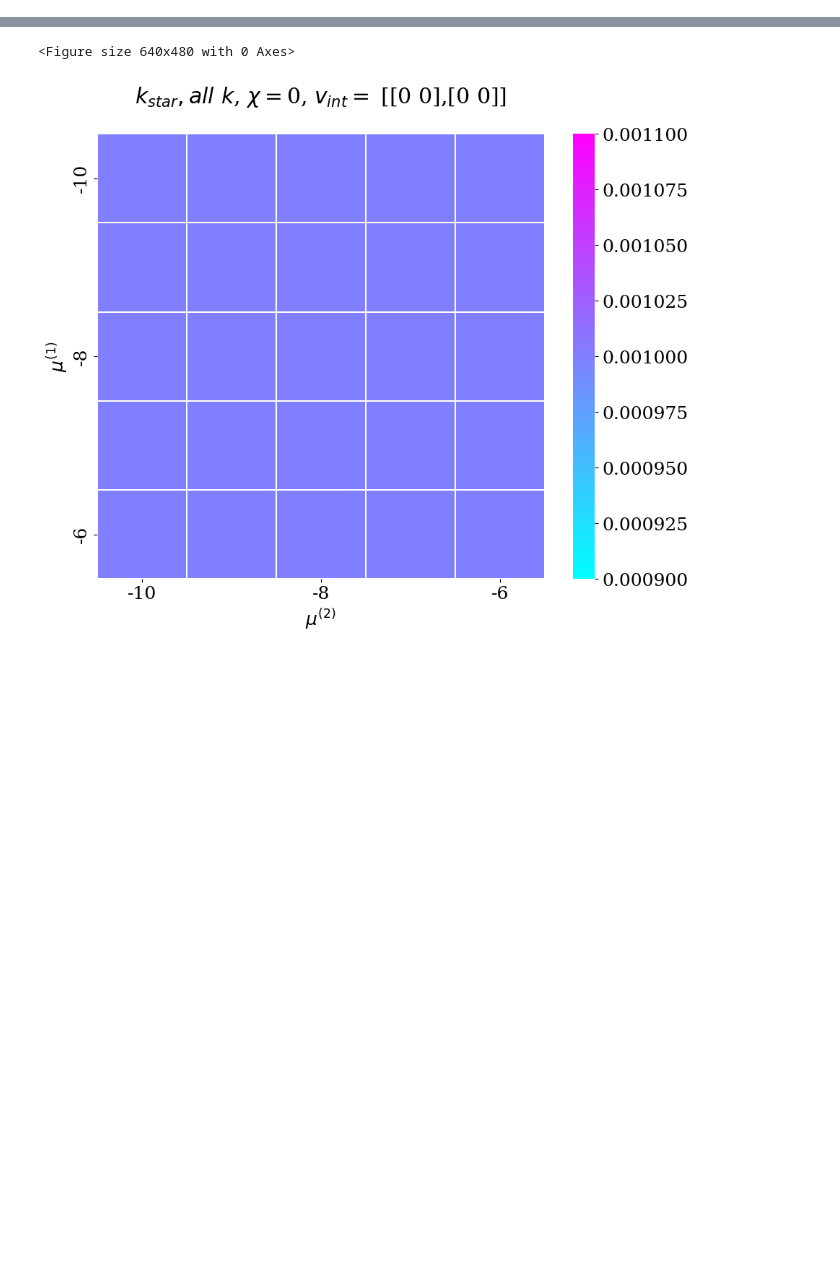
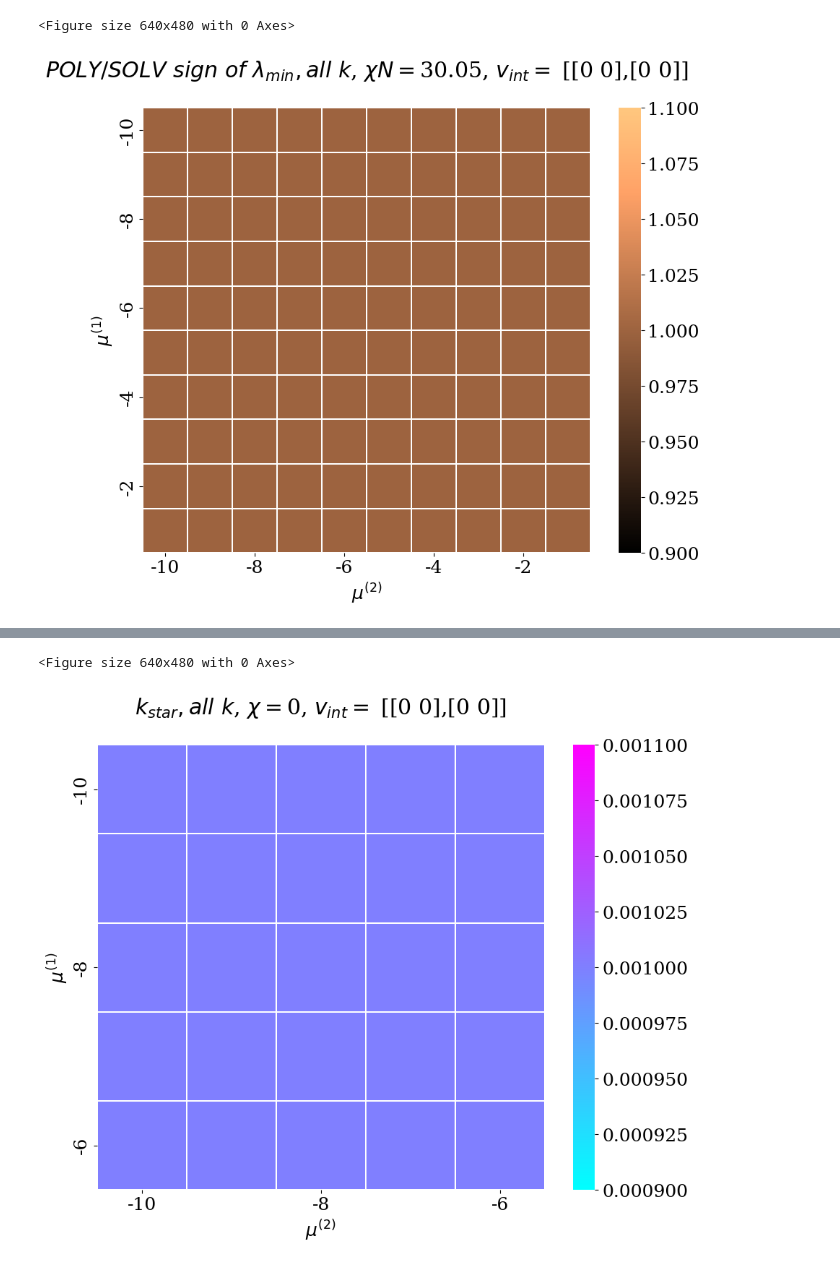
Before and after one commit to tmhabte/wlcsim_membrane, a Jupyter notebook: chrom_stab/chrom_stab_anal.ipynb, the cells around one changed output, grey strips where cells are left out. Drawn from its saved outputs; the diff is of its cells as text; code cells hidden in the pictures; blank space fills up the shorter version.

```diff
--- a/chrom_stab/chrom_stab_anal.ipynb
+++ b/chrom_stab/chrom_stab_anal.ipynb
@@ -174 +195,34 @@ for i, mu1 in enumerate(mu1_array[:]):
+# %%
+#density maps
+fig = plt.figure()
+plt.figure(figsize=(10,8))
+
+font = {'family' : 'serif',
+        'weight':'normal',
+        'size': 18}
+plt.rc('font', **font)
+
+# plt.scatter(mu1_array[np.where(multi_soln_mus == 1)[0]],mu2_array[np.where(multi_soln_mus == 1)[1]])
+# k_ind = 20
+ax = sns.heatmap(np.sign(min_eigval_arr_allk_ps), linewidth=0.25, cmap = "copper", xticklabels=mu2_array, yticklabels=mu1_array)
+# ax = sns.heatmap(np.sign(min_eigval_arr[0:3][0:3][k_ind]), linewidth=0.1, cmap = "winter", cbar_kws={'label':  r'$ \langle f^{(1)} \rangle $'})
+# protein 1
+# ax = sns.heatmap(f_gam_soln_arr[0], linewidth=0.5, cmap = "winter", xticklabels=mu2_array, yticklabels=mu1_array, cbar_kws={'label':  r'$ \langle f^{(1)} \rangle $'})
+ax.set_xticks(ax.get_xticks()[::2])
+ax.set_xticklabels(mu2_array[::2].astype(np.int64))
+ax.set_yticks(ax.get_yticks()[::2])
+ax.set_yticklabels(mu1_array[::2].astype(np.int64))
+
+plt.ylabel("$\mu^{(1)}$")
+plt.xlabel("$\mu^{(2)}$")
+plt.title(r"$ POLY/SOLV \ sign \ of \ \lambda_{min}, all \ k$" +  ", $\chi N = $" + \
+          str(np.round(chi*N, 2)) \
+          +  ", $v_{int} = $ [" + str(v_int[0]) + "," + str(v_int[1]) + "]"+\
+          "\n")
+
+
+plt.show()
+# %% [output]
+<Figure size 640x480 with 0 Axes>
+[figure, added]
 # %%
```
Also changed, not shown: parts of 9 cells of this notebook, 1 other file.
